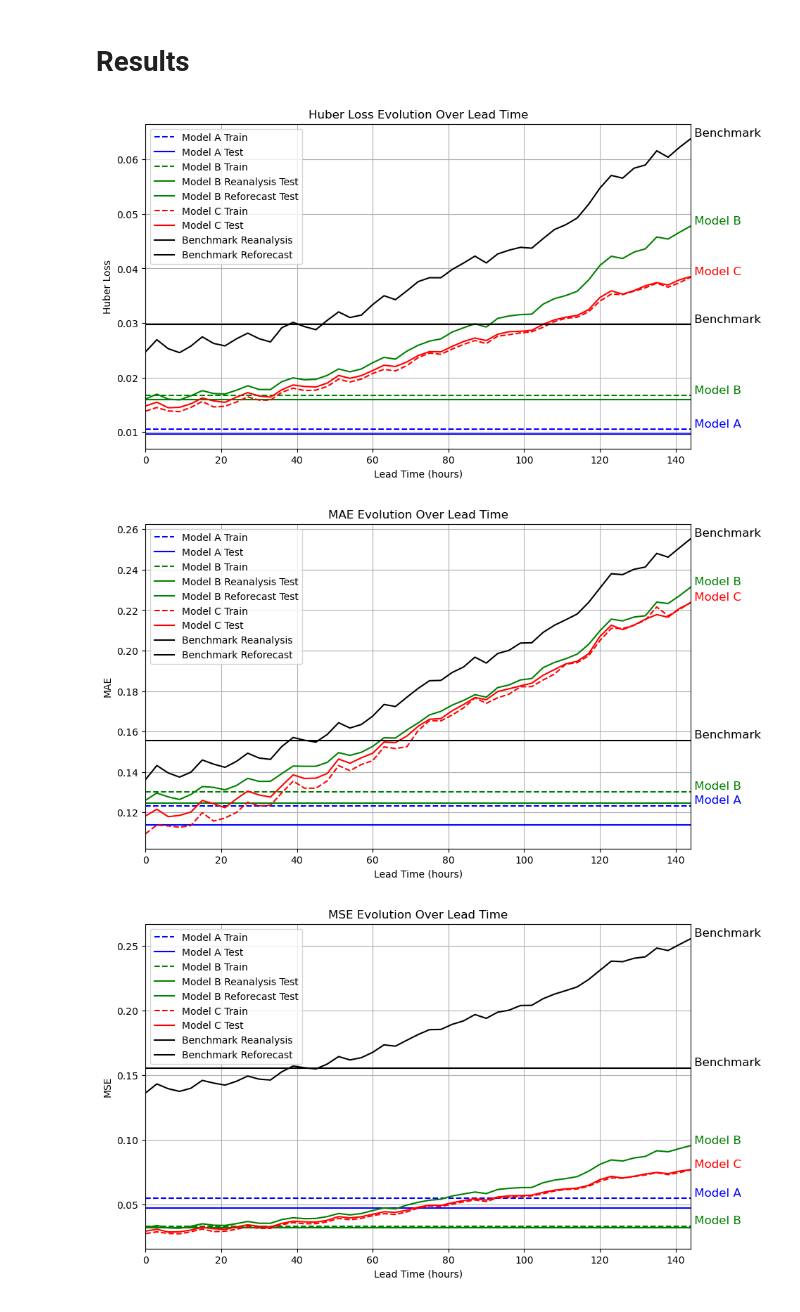
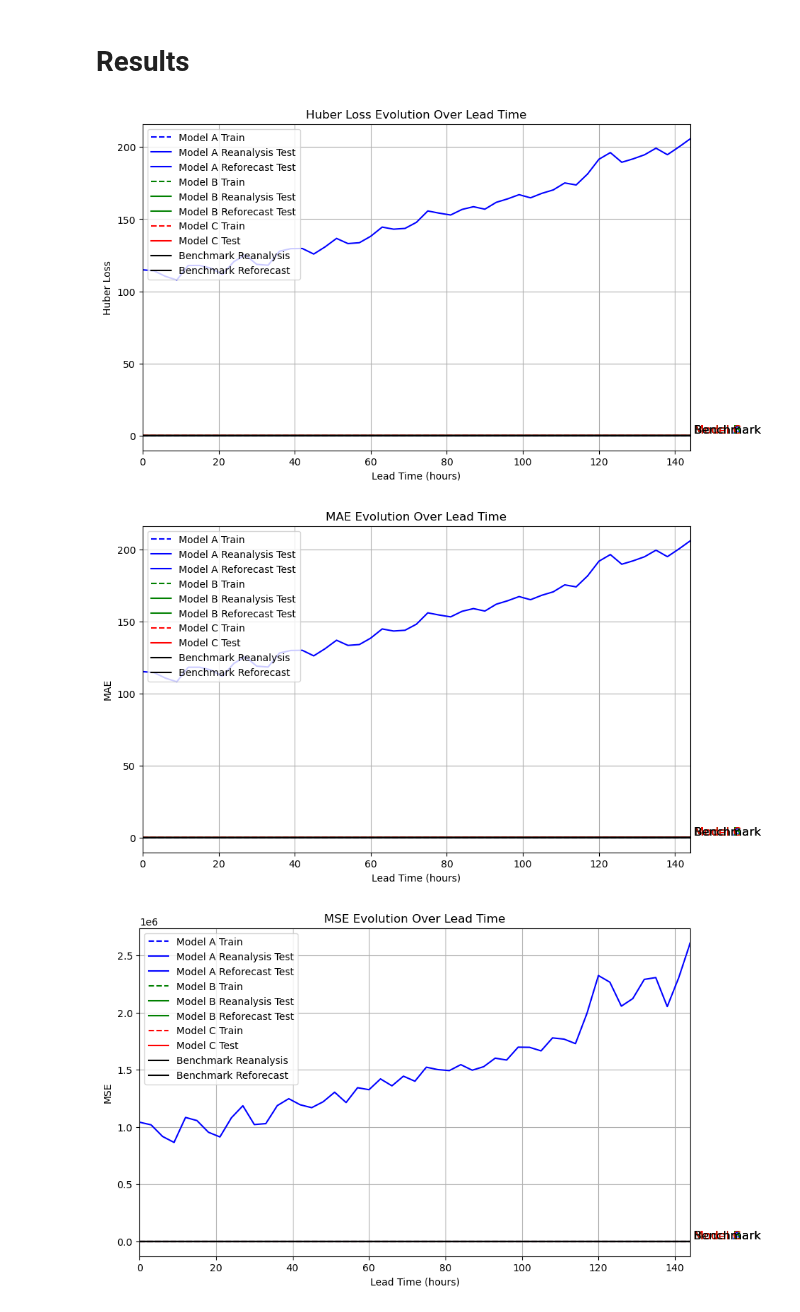
Before and after one commit to el-gif/Webapp, a Jupyter notebook: Figures_with_model.ipynb, the cells around one changed output. Cells and saved outputs as stored; diff of their text form; code cells hidden in the pictures.

```diff
--- a/Figures_with_model.ipynb
+++ b/Figures_with_model.ipynb
@@ -9,17 +9,24 @@ import os
 os.environ["KMP_DUPLICATE_LIB_OK"] = "TRUE"
 
 # Model A
-metrics_model_A = joblib.load("modelA/parameters1_standard/metrics.pkl")
+metrics_model_A_reanalysis = joblib.load("modelA/parameters1_standard/metrics.pkl")
 # training
-model_A_huber_train = metrics_model_A["Training"]["normalised"]["Huber"]
-model_A_mae_train = metrics_model_A["Training"]["normalised"]["MAE"]
-model_A_mse_train = metrics_model_A["Training"]["normalised"]["MSE"]
-model_A_rmse_train = metrics_model_A["Training"]["normalised"]["RMSE"]
-# testing
-model_A_huber_test = metrics_model_A["Testing"]["normalised"]["Huber"]
-model_A_mae_test = metrics_model_A["Testing"]["normalised"]["MAE"]
-model_A_mse_test = metrics_model_A["Testing"]["normalised"]["MSE"]
-model_A_rmse_test = metrics_model_A["Testing"]["normalised"]["RMSE"]
+model_A_huber_train = metrics_model_A_reanalysis["Training"]["normalised"]["Huber"]
+model_A_mae_train = metrics_model_A_reanalysis["Training"]["normalised"]["MAE"]
+model_A_mse_train = metrics_model_A_reanalysis["Training"]["normalised"]["MSE"]
+model_A_rmse_train = metrics_model_A_reanalysis["Training"]["normalised"]["RMSE"]
+# tested on reanalysis data
+model_A_reanalysis_huber_test = metrics_model_A_reanalysis["Testing"]["normalised"]["Huber"]
+model_A_reanalysis_mae_test = metrics_model_A_reanalysis["Testing"]["normalised"]["MAE"]
+model_A_reanalysis_mse_test = metrics_model_A_reanalysis["Testing"]["normalised"]["MSE"]
+model_A_reanalysis_rmse_test = metrics_model_A_reanalysis["Testing"]["normalised"]["RMSE"]
+# tested on reforecast data
+metrics_model_A_reforecast = joblib.load("modelA/metrics_reforecast/metrics.pkl")
+lead_times = sorted([key for key in metrics_model_A_reforecast.keys()])
+model_A_reforecast_huber_test = [metrics_model_A_reforecast[lt]["normalised"]["Huber"] for lt in lead_times]
+model_A_reforecast_mae_test = [metrics_model_A_reforecast[lt]["normalised"]["MAE"] for lt in lead_times]
+model_A_reforecast_mse_test = [metrics_model_A_reforecast[lt]["normalised"]["MSE"] for lt in lead_times]
+model_A_reforecast_rmse_test = [metrics_model_A_reforecast[lt]["normalised"]["RMSE"] for lt in lead_times]
 
 # Model B
 metrics_model_B_reanalysis = joblib.load("modelB/parameters/metrics.pkl")
@@ -72,13 +79,14 @@ benchmark_reforecast_rmse = [metrics_benchmark_reforecast[lt]["RMSE"] for lt in
 
 
 # Function for plotting loss evolution
-def plot_loss_evolution(model_c_train, model_c_test, model_a_train, model_a_test, model_b_train, model_b_reanalysis_test, model_b_reforecast_test, benchmark_reanalysis, benchmark_reforecast, ylabel, title):
+def plot_loss_evolution(model_c_train, model_c_test, model_a_train, model_a_reanalysis_test, model_a_reforecast_test, model_b_train, model_b_reanalysis_test, model_b_reforecast_test, benchmark_reanalysis, benchmark_reforecast, ylabel, title):
 
     plt.figure(figsize=(10, 6))
 
     # Model A
     plt.axhline(y=model_a_train, color="blue", linestyle="dashed", label="Model A Train")
-    plt.axhline(y=model_a_test, color="blue", linestyle="solid", label="Model A Test")
+    plt.axhline(y=model_a_reanalysis_test, color="blue", linestyle="solid", label="Model A Reanalysis Test")
+    plt.plot(lead_times, model_a_reforecast_test, color="blue", linestyle="solid", label="Model A Reforecast Test")
 
     # Model B
     plt.axhline(y=model_b_train, color="green", linestyle="dashed", label="Model B Train")
@@ -103,37 +111,37 @@ def plot_loss_evolution(model_c_train, model_c_test, model_a_train, model_a_test
 
     # Add simplified legend for only "Train" and "Test" labels
     # plt.plot([], [], linestyle="dashed", color="black", label="Train")
     # plt.plot([], [], linestyle="solid", color="black", label="Test")
     plt.legend(loc="upper left") # remove labels and uncomment previous two lines to only show "Train" and "Test" in legend
 
     # Formatting
     plt.xlabel("Lead Time (hours)")
     plt.ylabel(ylabel)
     plt.xlim(0, 144)
     plt.title(title)
     plt.grid(True)
     plt.show()
 
 # Plot Huber Loss
-plot_loss_evolution(model_C_huber_train, model_C_huber_test, model_A_huber_train, model_A_huber_test,
+plot_loss_evolution(model_C_huber_train, model_C_huber_test, model_A_huber_train, model_A_reanalysis_huber_test, model_A_reforecast_huber_test,
                     model_B_huber_train, model_B_reanalysis_huber_test, model_B_reforecast_huber_test, benchmark_reanalysis_huber, benchmark_reforecast_huber,
                     "Huber Loss", "Huber Loss Evolution Over Lead Time")
 
 # Plot MAE Loss
-plot_loss_evolution(model_C_mae_train, model_C_mae_test, model_A_mae_train, model_A_mae_test,
+plot_loss_evolution(model_C_mae_train, model_C_mae_test, model_A_mae_train, model_A_reanalysis_mae_test, model_A_reforecast_mae_test,
                     model_B_mae_train, model_B_reanalysis_mae_test, model_B_reforecast_mae_test, benchmark_reanalysis_mae, benchmark_reforecast_mae,
                     "MAE", "MAE Evolution Over Lead Time")
 
 # Plot MSE Loss
-plot_loss_evolution(model_C_mse_train, model_C_mse_test, model_A_mse_train, model_A_mse_test,
+plot_loss_evolution(model_C_mse_train, model_C_mse_test, model_A_mse_train, model_A_reanalysis_mse_test, model_A_reforecast_mse_test,
                     model_B_mse_train, model_B_reanalysis_mse_test, model_B_reforecast_mse_test, benchmark_reanalysis_mse, benchmark_reforecast_mse,
                     "MSE", "MSE Evolution Over Lead Time")
 
 # Plot RMSE Loss
-plot_loss_evolution(model_C_rmse_train, model_C_rmse_test, model_A_rmse_train, model_A_rmse_test,
+plot_loss_evolution(model_C_rmse_train, model_C_rmse_test, model_A_rmse_train, model_A_reanalysis_rmse_test, model_A_reforecast_rmse_test,
                     model_B_rmse_train, model_B_reanalysis_rmse_test, model_B_reforecast_rmse_test, benchmark_reanalysis_rmse, benchmark_reforecast_rmse,
                     "RMSE", "RMSE Evolution Over Lead Time")
 # %% [output]
-[figure, old version]
+[figure, new version]
-[figure, old version]
+[figure, new version]
-[figure, old version]
+[figure, new version]
```
Also changed, not shown: parts of 2 cells of this notebook, 6 other files.
